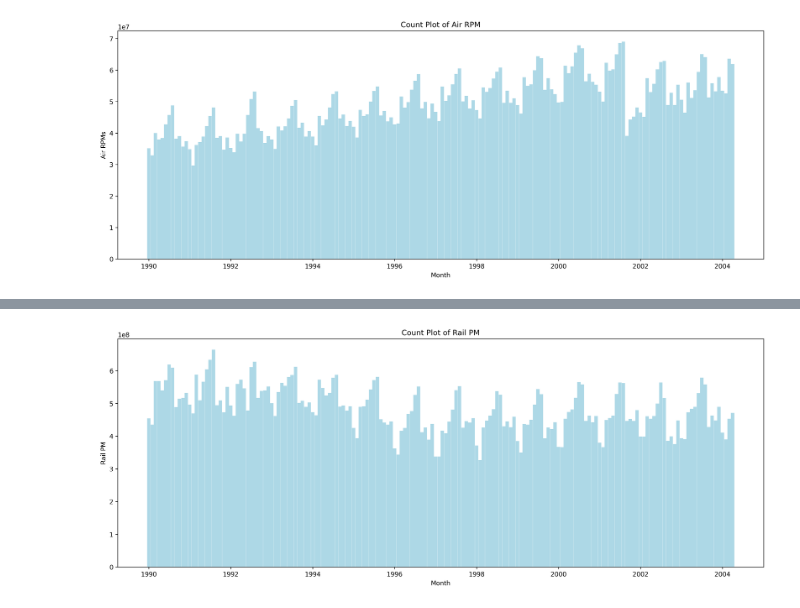
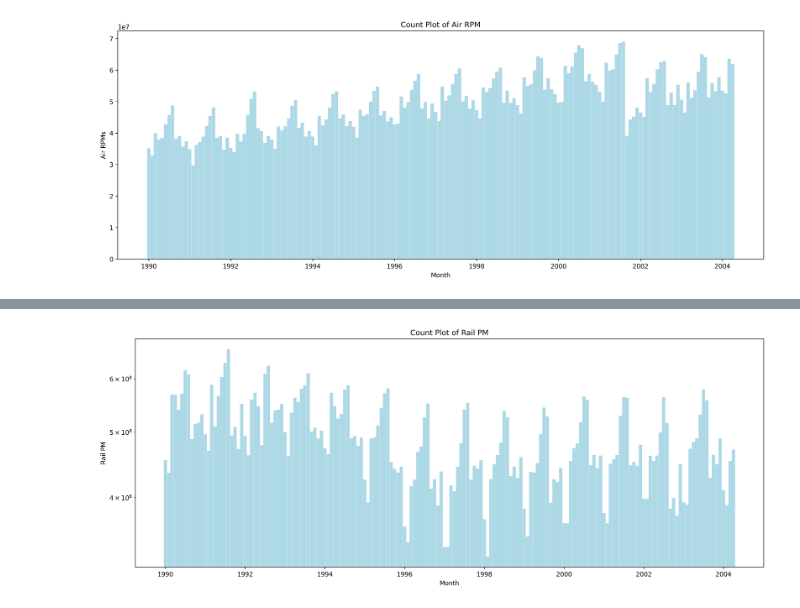
Before and after one commit to TaylorTurnerIT/AdvDataProj, a Jupyter notebook: Sept11Analysis.ipynb, the cells around one changed output, grey strips where cells are left out. Drawn from its saved outputs; the diff is of its cells as text; code cells hidden in the pictures.

Commit message:
Fixed plot artifacting (it was aliasing)

```diff
--- a/Sept11Analysis.ipynb
+++ b/Sept11Analysis.ipynb
@@ -72,13 +109,14 @@ plt.show()
 # %%
-# plt.figure(figsize=(15, 6)).autofmt_xdate()
 plt.rcParams["figure.figsize"] = [15.00, 6.00]
 plt.rcParams["figure.autolayout"] = True
+plt.rcParams["keymap.yscale"] = 'l'
 
 plt.plot()
-plt.bar(df['Month'], df['Rail PM'], color='lightblue', width=30)
+plt.yscale('log')
+plt.bar(df['Month'], df['Rail PM'], color='lightblue', width=30, edgecolor='lightblue')
 plt.title('Count Plot of Rail PM')
 plt.xlabel('Month')
 plt.ylabel('Rail PM')
 plt.show()
 # %% [output]
-[figure, old version]
+[figure, new version]
```
Also changed, not shown: parts of 6 cells of this notebook.
